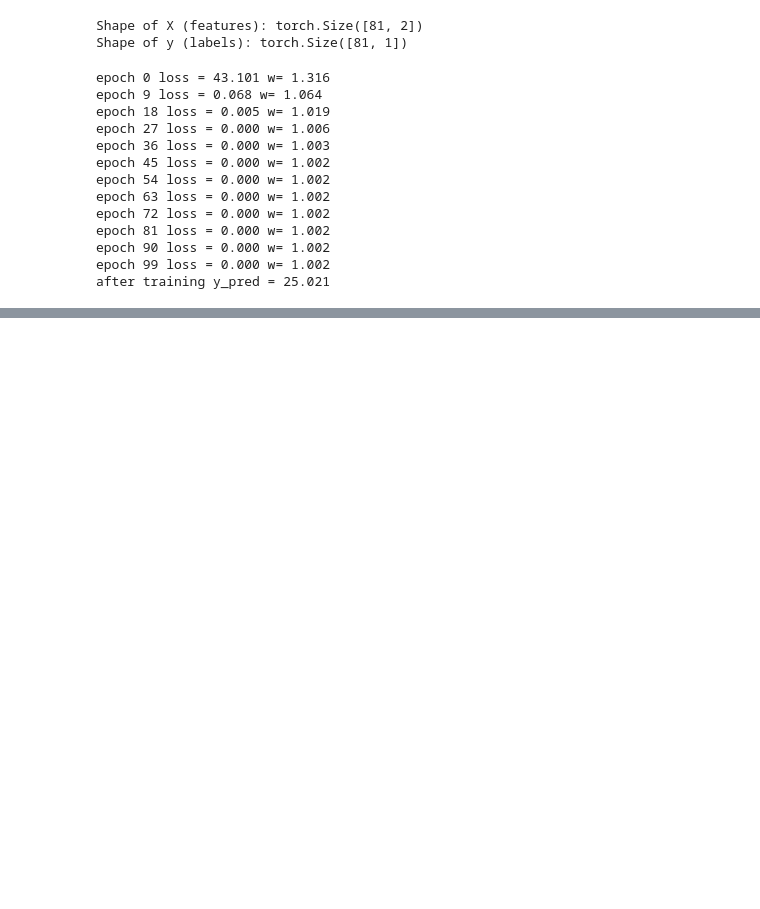
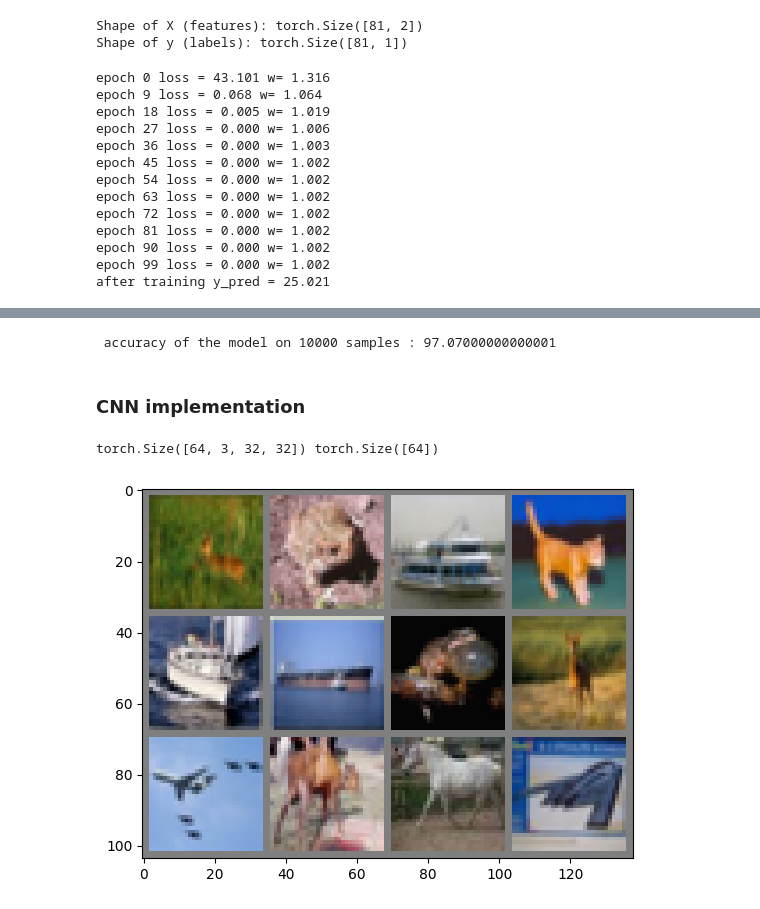
Before and after one commit to Yub-S/Pytorch, a Jupyter notebook: pytorch.ipynb, the cells around one changed output, grey strips where cells are left out. Cells and saved outputs as stored; diff of their text form; code cells hidden in the pictures; blank space fills up the shorter version.

```diff
--- a/pytorch.ipynb
+++ b/pytorch.ipynb
@@ -447,0 +548,19 @@ after training y_pred = 25.021
+# %%
+# evaluating the model
+with torch.no_grad():
+  correct_pred = 0
+  for (images,labels) in test_loader:
+    images = images.reshape(-1,28*28).to(device)
+    labels = labels.to(device)
+
+    output = model(images)
+
+    _,predicted_index = torch.max(output,dim=1) # across the dimension 1 as batch_size,classes is the output
+    correct_pred += (predicted_index == labels).sum().item()
+
+  accuracy = correct_pred/len(test_loader.dataset) * 100
+  print(f" accuracy of the model on {len(test_loader.dataset)} samples : {accuracy}")
+# %% [output]
+ accuracy of the model on 10000 samples : 97.07000000000001
+# %% [markdown]
+### CNN implementation
@@ -447,0 +604,15 @@ after training y_pred = 25.021
+# %%
+import numpy as np
+
+samples = iter(train_loader)
+images,labels = next(samples)
+print(images.shape,labels.shape)
+
+img_grid = torchvision.utils.make_grid(images[0:12],nrow=4)
+imgs = img_grid/2 + 0.5
+npimg = imgs.numpy()
+plt.imshow(np.transpose(npimg,(1,2,0)))
+plt.show()
+# %% [output]
+torch.Size([64, 3, 32, 32]) torch.Size([64])
+[figure, added]
```
Also changed, not shown: parts of 9 cells of this notebook.
